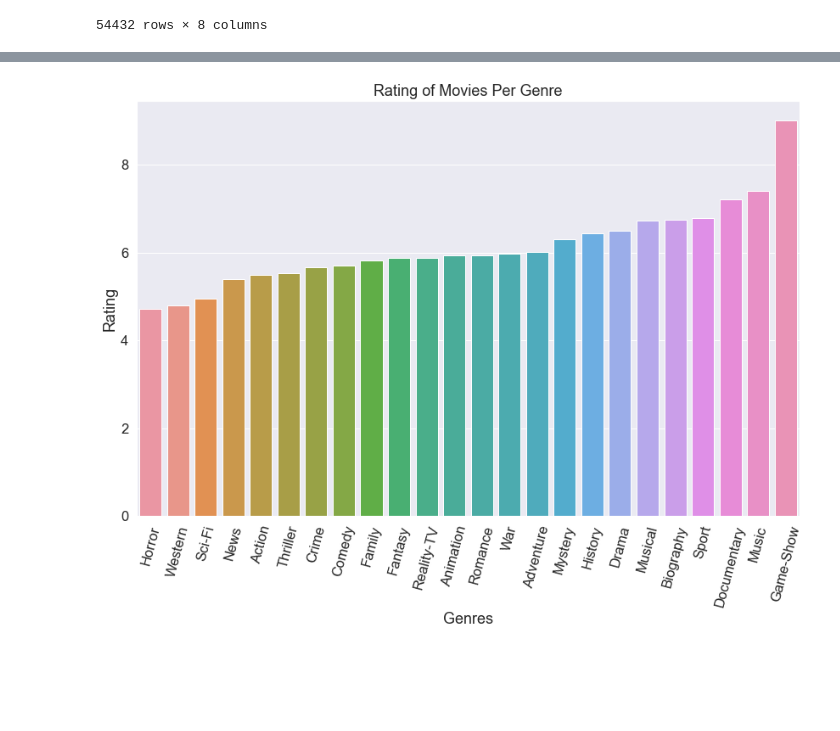
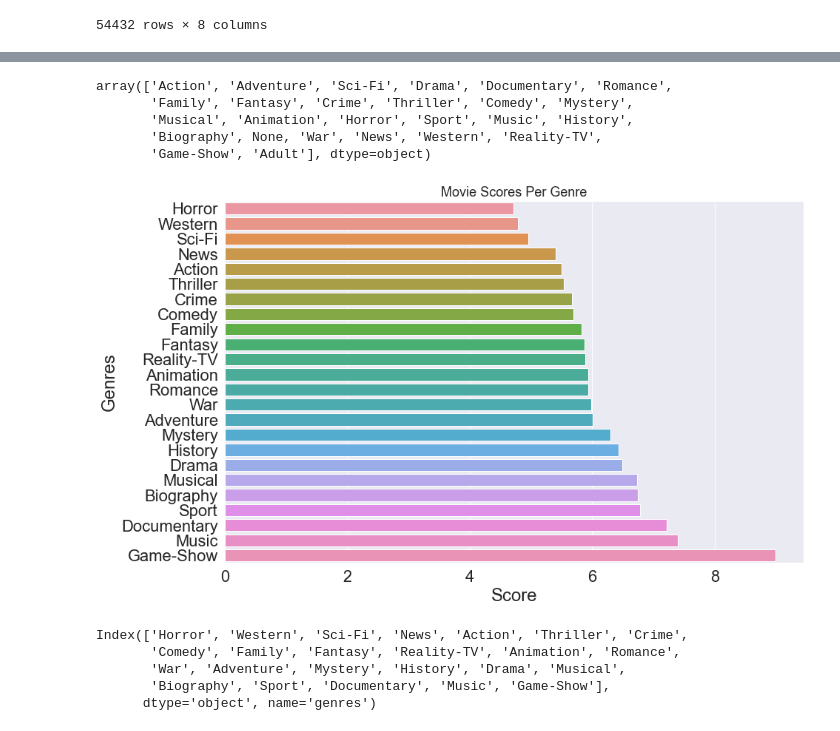
Before and after one commit to srinir301/Microsoft-Movie-Studio-Recommendations, a Jupyter notebook: Diego/student.ipynb, the cells around one changed output, grey strips where cells are left out. Drawn from its saved outputs; the diff is of its cells as text; code cells hidden in the pictures; blank space fills up the shorter version.

```diff
--- a/Diego/student.ipynb
+++ b/Diego/student.ipynb
@@ -126,7 +64,8 @@ fm['worldwide_gross'] = fm['domestic_gross'] + fm['foreign_gross']
 # %%
 fig, ax = plt.subplots(figsize=(13,8))
 sns.barplot(x = fm['year'], y = fm['worldwide_gross'], ax=ax);
-sns.set_palette("rocket")
+sns.set(font_scale=1)
+
 ax.set_xlabel("Year")
 ax.set_ylabel("Worldwide Gross (B)")
 ax.set_title("Avg Worldwide Gross Made by Movies in Billions")
@@ -230,7 +147,3 @@ merged_imdb_people
-# %%
-imdb_movie_akas = pd.read_sql("SELECT * FROM movie_akas", conn)
-imdb_movie_ratings = pd.read_sql("SELECT * FROM movie_ratings", conn)
-imdb_movie_basics = pd.read_sql("SELECT * FROM movie_basics", conn)
 # %%
 akas_ratings_imdb = pd.merge(imdb_movie_akas, imdb_movie_ratings, how="inner", on='movie_id')
 merged_imdb = pd.merge(akas_ratings_imdb, imdb_movie_basics, how="inner", on='movie_id')
@@ -252,20 +150,40 @@ merged_imdb
 # %%
 genres = merged_imdb["genres"].str.split(",").explode().unique()
+genres
+# %% [output]
+array(['Action', 'Adventure', 'Sci-Fi', 'Drama', 'Documentary', 'Romance',
+       'Family', 'Fantasy', 'Crime', 'Thriller', 'Comedy', 'Mystery',
+       'Musical', 'Animation', 'Horror', 'Sport', 'Music', 'History',
+       'Biography', None, 'War', 'News', 'Western', 'Reality-TV',
+       'Game-Show', 'Adult'], dtype=object)
 # %%
 rating_genre = merged_imdb[merged_imdb['genres'].isin(genres)].groupby("genres")["averagerating"].mean().sort_values()
 # %%
-x = rating_genre.index
-y = rating_genre.values
+x = rating_genre.values
+y = rating_genre.index
 
 fig, ax = plt.subplots(figsize=(14,9))
 sns.set(font_scale=1.5)
 sns.set_palette("rocket")
 sns.barplot(x,y)
 
-ax.set_xlabel("Genres")
-ax.set_ylabel("Rating")
-ax.set_title("Rating of Movies Per Genre")
-ax.tick_params(axis='x', rotation=75)
+ax.set_xlabel("Score")
+ax.set_ylabel("Genres")
+
+ax.set_title("Movie Scores Per Genre")
+# ax.tick_params(axis='x', rotation=75)
 plt.show()
 # %% [output]
-[figure, old version]
+[figure, new version]
+# %%
+score_runtime = merged_imdb[merged_imdb['genres'].isin(genres)].groupby("genres")["averagerating", "runtime_minutes"].mean().sort_values(by=['averagerating', 'runtime_minutes'])
+score_runtime.dropna(inplace=True)
+score_runtime["runtime_minutes"] = score_runtime["runtime_minutes"].round(1)
+score_runtime["averagerating"] = score_runtime["averagerating"].round(6)
+score_runtime.index
+# %% [output]
+Index(['Horror', 'Western', 'Sci-Fi', 'News', 'Action', 'Thriller', 'Crime',
+       'Comedy', 'Family', 'Fantasy', 'Reality-TV', 'Animation', 'Romance',
+       'War', 'Adventure', 'Mystery', 'History', 'Drama', 'Musical',
+       'Biography', 'Sport', 'Documentary', 'Music', 'Game-Show'],
+      dtype='object', name='genres')
```
Also changed, not shown: parts of 20 cells of this notebook, 1 other file.
